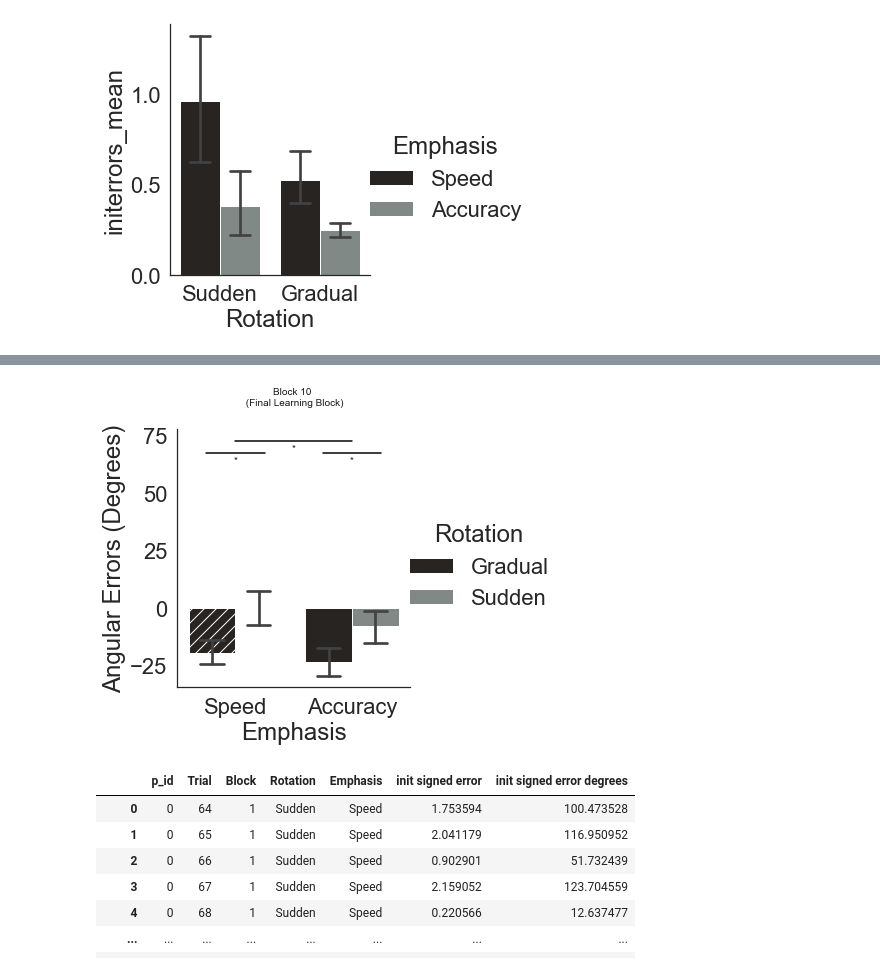
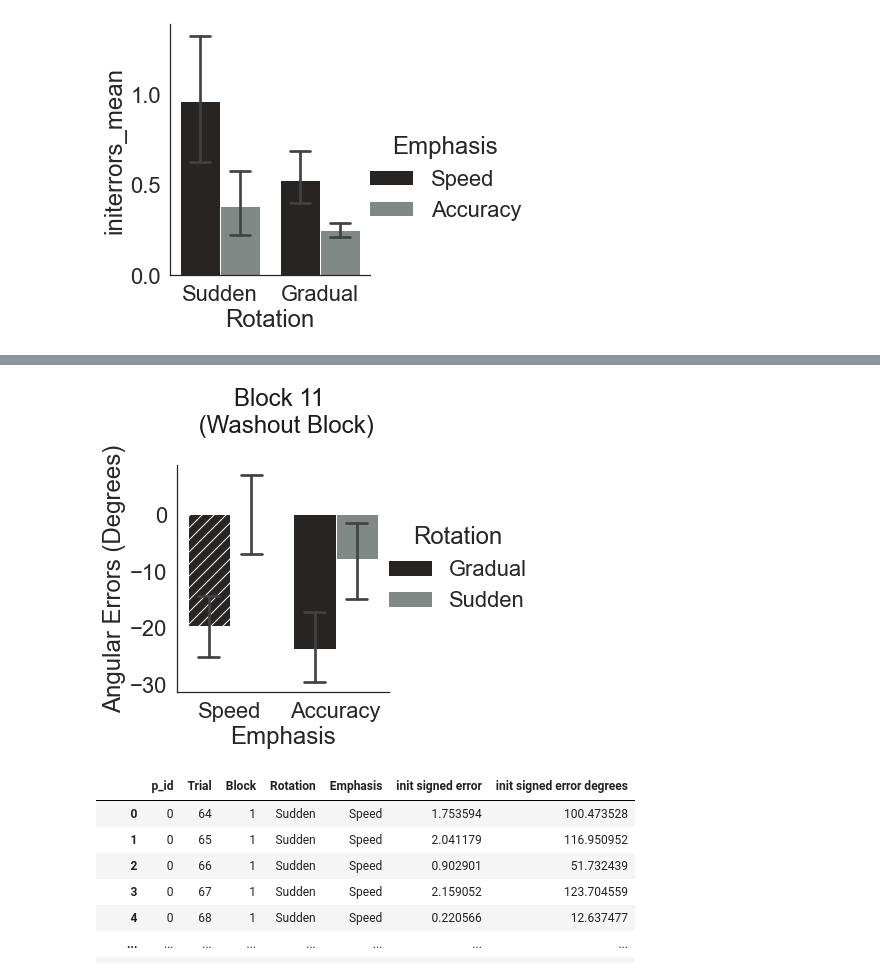
Before and after one commit to tejas-savalia/vma_behavioral, a Jupyter notebook: All experiments/experiment 1/analyses.ipynb, the cells around one changed output, grey strips where cells are left out. Drawn from its saved outputs; the diff is of its cells as text; code cells hidden in the pictures.

```diff
--- a/All experiments/experiment 1/analyses.ipynb
+++ b/All experiments/experiment 1/analyses.ipynb
@@ -83,2 +93,4 @@ def comp_avg_ang_error(traj):
 # %%
-traj[:, 1]/np.abs(traj[-1, 1])
+df['avg errors'] = np.array(signed_avg_errors)
+# df.loc[(df['init signed error'] < 0), 'signed avg errors'] = -df.loc[(df['init signed error'] < 0), 'signed avg errors']
+df['avg errors degrees'] = df['avg errors']*180/np.pi
@@ -119,7 +132,12 @@ def comp_init_ang_error(traj, proportion=0.1):
         dotprod = np.dot(v1, v2)
         v1_magnitudes = np.linalg.norm(v1)
         v2_magnitudes = np.linalg.norm(v2)
-        return np.arccos(dotprod / (v1_magnitudes * v2_magnitudes))
+        crossprod = np.cross(v1, v2)
+        if crossprod < 0:
+            sign = -1
+        else:
+            sign = 1
+        return sign*np.arccos(dotprod / (v1_magnitudes * v2_magnitudes))
     except:
         return np.NaN
 # %%
@@ -226,3 +260,8 @@ df_washout.to_csv('df_washout.csv')
 # %%
 # df['avg errors smooth'] =
-gaussian_filter(avg[participant][block], sigma = 2)
+df_learn_signed = pd.read_csv('df_learn_signed.csv')
+smoothed = []
+for participant in range(60):
+    for block in range(1, 11):
+        smoothed.append(gaussian_filter(df_learn_signed.loc[((df_learn_signed['p_id'] == participant) & (df_learn_signed['Block'] == block)), 'init signed error'].values, sigma = 2))
+df_learn_signed['init signed smooth'] = np.ravel(smoothed)
@@ -255,15 +313,15 @@ sns.set_style('white')
 colors = [ '#292421', '#808A87']
 sns.set_palette(sns.color_palette(colors))
 
-g = sns.relplot(x = 'Trial', y = 'init errors degrees', hue = 'Rotation', row = 'Emphasis', style='Emphasis',
+g = sns.relplot(x = 'Trial', y = 'avg errors degrees', hue = 'Rotation', row = 'Emphasis', style='Emphasis',
                  style_order=['Accuracy', 'Speed'], hue_order=['Sudden', 'Gradual'], row_order=['Speed', 'Accuracy'],
             data = df, height = 7, aspect = 2.5, kind = 'line')
-g.set_axis_labels('Trial', 'Initial Error (Degrees)')
+g.set_axis_labels('Trial', 'Avg Error (Degrees)')
 
 # draw lines:
 for ax in g.axes.ravel():
-    ax.vlines(x = 64, ymax=100, ymin = -100, color = 'black', linestyles = '--')
-    ax.vlines(x = 64*11, ymax=100, ymin = -100, color = 'black', linestyles = '--')
+    ax.vlines(x = 64, ymax=40, ymin = -40, color = 'black', linestyles = '--')
+    ax.vlines(x = 64*11, ymax=40, ymin = -40, color = 'black', linestyles = '--')
 
     ax.hlines(y=0, xmin = 0, xmax = 768, color = 'black', linestyles = '--')
 # %% [output]
@@ -388,30 +434,30 @@ df_blockwise
 # %%
 # df_blockwise['initerrors_mean_degrees'] = df_blockwise['initerrors_mean']*180/np.pi
 g = sns.catplot(x = 'Emphasis', hue = 'Rotation', y = 'initsignederrordegrees_mean', col = 'Block',
             data = df_blockwise.loc[((df_blockwise['Block']==11))],
             kind = 'bar', capsize = 0.2, hue_order=['Gradual', 'Sudden']
             )
 x1, x2 = 0, 1
-y, h, col = df_blockwise.loc[(df_blockwise['Block'] == 10)]['initsignederrordegrees_mean'].max()-35, 0.02, 'k'
-plt.text(0.5, y+h+25, "Block 10 \n (Final Learning Block)", ha='center', va='bottom', color=col)
-plt.text(0.5, y+h+5, "*", ha='center', va='bottom', color=col)
-plt.axhline(y=y+h+10, xmin=0.25, xmax=0.75, color = 'black')
-plt.text(0, y+h, "*", ha='center', va='bottom', color=col)
-plt.axhline(y=y+h+5, xmin=0.125, xmax=0.375, color = 'black')
-plt.text(1, y+h, "*", ha='center', va='bottom', color=col)
-plt.axhline(y=y+h+5, xmin=0.625, xmax=0.875, color = 'black')
+y, h, col = df_blockwise.loc[(df_blockwise['Block'] == 11)]['initsignederrordegrees_mean'].max()-35, 0.02, 'k'
+plt.text(0.5, y+h+25, "Block 11 \n (Washout Block)", ha='center', va='bottom', color=col)
+# plt.text(0.5, y+h+5, "*", ha='center', va='bottom', color=col)
+# plt.axhline(y=y+h+10, xmin=0.25, xmax=0.75, color = 'black')
+# plt.text(0, y+h, "*", ha='center', va='bottom', color=col)
+# plt.axhline(y=y+h+5, xmin=0.125, xmax=0.375, color = 'black')
+# plt.text(1, y+h, "*", ha='center', va='bottom', color=col)
+# plt.axhline(y=y+h+5, xmin=0.625, xmax=0.875, color = 'black')
 
 g.set(ylabel='Angular Errors (Degrees)')
 g.set(title=None)
 
 # g.set_yl
 hatches = ['//', '', '//', '']
 for ax in g.axes.flat:
     patches = [patch for patch in ax.patches]
     for i, patch in enumerate(patches):
         patch.set_hatch(hatches[i])
 # %% [output]
-[figure, old version]
+[figure, new version]
 # %%
 df_learn = df.loc[((df['Block'] > 0) & (df['Block'] < 11))].reset_index().drop('index', axis = 1)
 df_learn.to_csv('df_learn_signed.csv')
```
Also changed, not shown: parts of 13 cells of this notebook, 2 other files.
